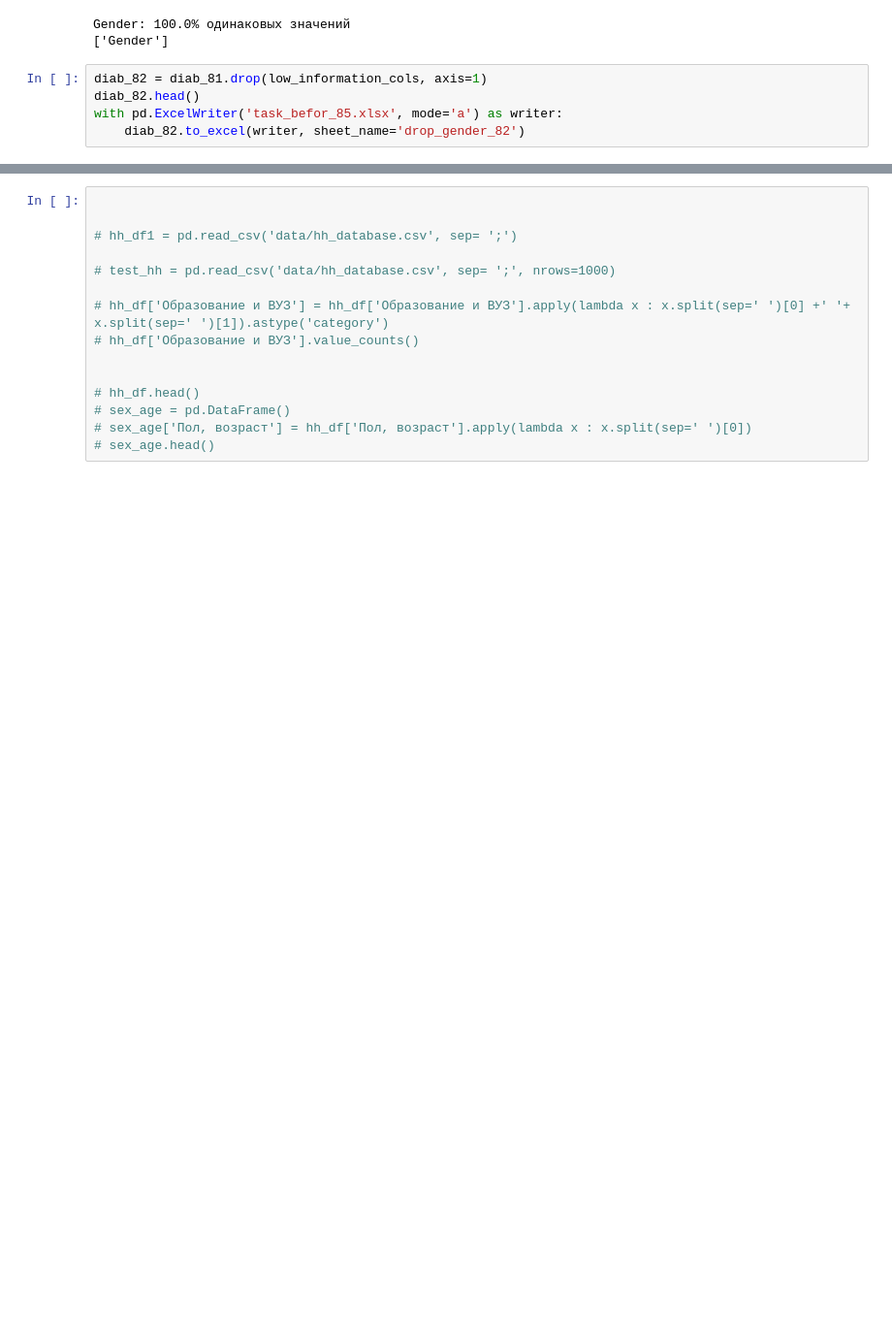
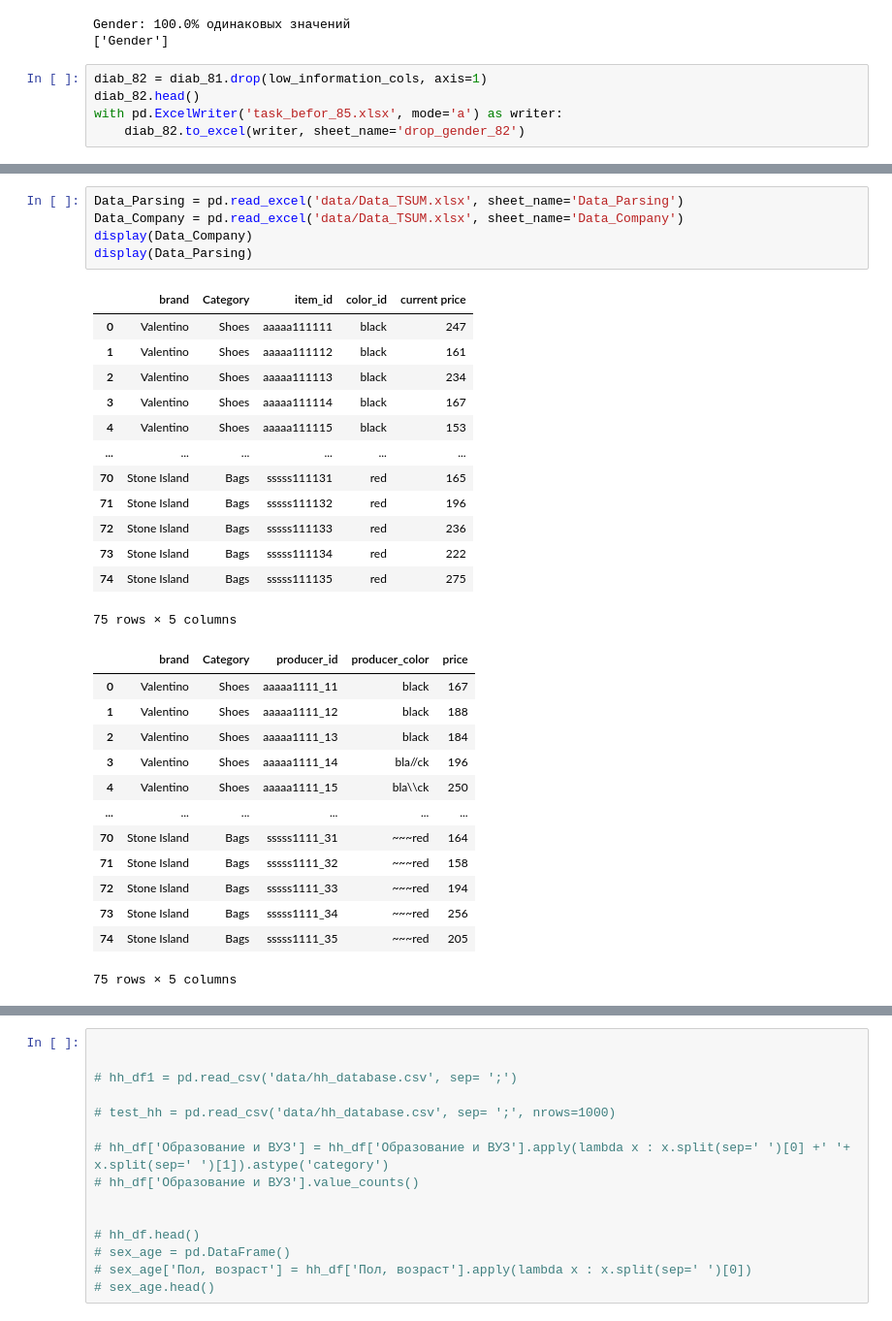
Before and after one commit to Dekoz3/VS_code, a Jupyter notebook: Задания Skillfactory/PY14/PY14 data clear practice.ipynb, the cells around one changed output, grey strips where cells are left out. Shown at 97% size. Saved outputs shown, nothing was run; the diff lists cells and outputs as text; blank space fills up the shorter version.

```diff
--- a/Задания Skillfactory/PY14/PY14 data clear practice.ipynb
+++ b/Задания Skillfactory/PY14/PY14 data clear practice.ipynb
@@ -222,0 +275,32 @@ print(f'Результирующее число записей: {cleaned.shape[0
+# %%
+Data_Parsing = pd.read_excel('data/Data_TSUM.xlsx', sheet_name='Data_Parsing')
+Data_Company = pd.read_excel('data/Data_TSUM.xlsx', sheet_name='Data_Company')
+display(Data_Company)
+display(Data_Parsing)
+# %% [output]
+|  | brand | Category | item_id | color_id | current price |
+| 0 | Valentino | Shoes | aaaaa111111 | black | 247 |
+| 1 | Valentino | Shoes | aaaaa111112 | black | 161 |
+| 2 | Valentino | Shoes | aaaaa111113 | black | 234 |
+| 3 | Valentino | Shoes | aaaaa111114 | black | 167 |
+| 4 | Valentino | Shoes | aaaaa111115 | black | 153 |
+| ... | ... | ... | ... | ... | ... |
+| 70 | Stone Island | Bags | sssss111131 | red | 165 |
+| 71 | Stone Island | Bags | sssss111132 | red | 196 |
+| 72 | Stone Island | Bags | sssss111133 | red | 236 |
+| 73 | Stone Island | Bags | sssss111134 | red | 222 |
+| 74 | Stone Island | Bags | sssss111135 | red | 275 |
+75 rows × 5 columns
+|  | brand | Category | producer_id | producer_color | price |
+| 0 | Valentino | Shoes | aaaaa1111_11 | black | 167 |
+| 1 | Valentino | Shoes | aaaaa1111_12 | black | 188 |
+| 2 | Valentino | Shoes | aaaaa1111_13 | black | 184 |
+| 3 | Valentino | Shoes | aaaaa1111_14 | bla//ck | 196 |
+| 4 | Valentino | Shoes | aaaaa1111_15 | bla\\ck | 250 |
+| ... | ... | ... | ... | ... | ... |
+| 70 | Stone Island | Bags | sssss1111_31 | ~~~red | 164 |
+| 71 | Stone Island | Bags | sssss1111_32 | ~~~red | 158 |
+| 72 | Stone Island | Bags | sssss1111_33 | ~~~red | 194 |
+| 73 | Stone Island | Bags | sssss1111_34 | ~~~red | 256 |
+| 74 | Stone Island | Bags | sssss1111_35 | ~~~red | 205 |
+75 rows × 5 columns
```
Also changed, not shown: parts of 14 cells of this notebook, 2 other files.
